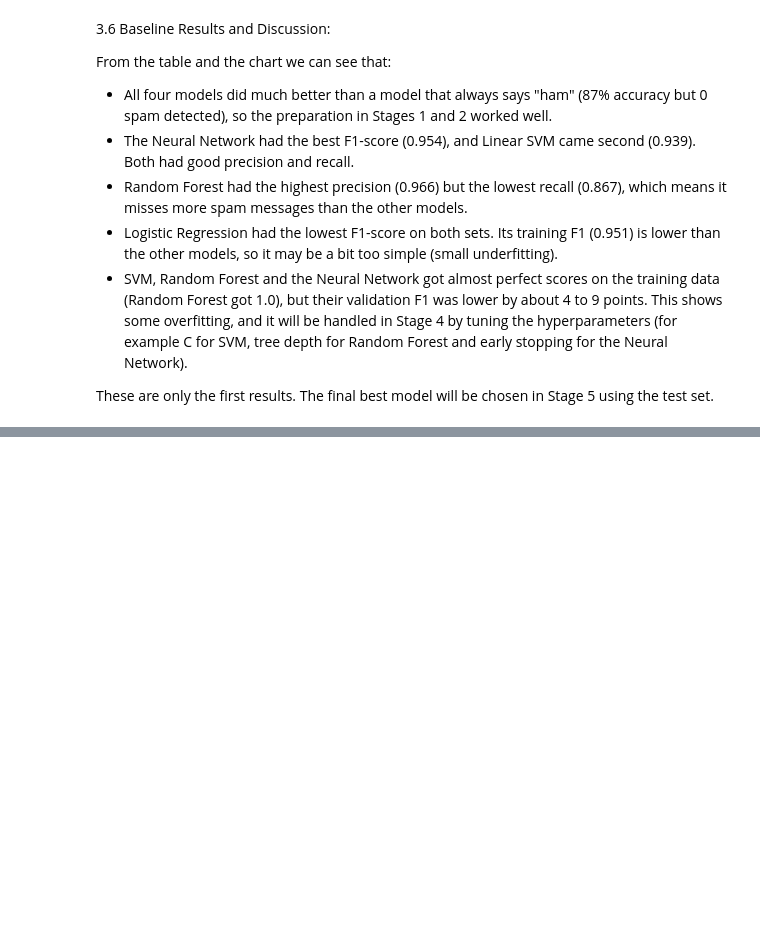
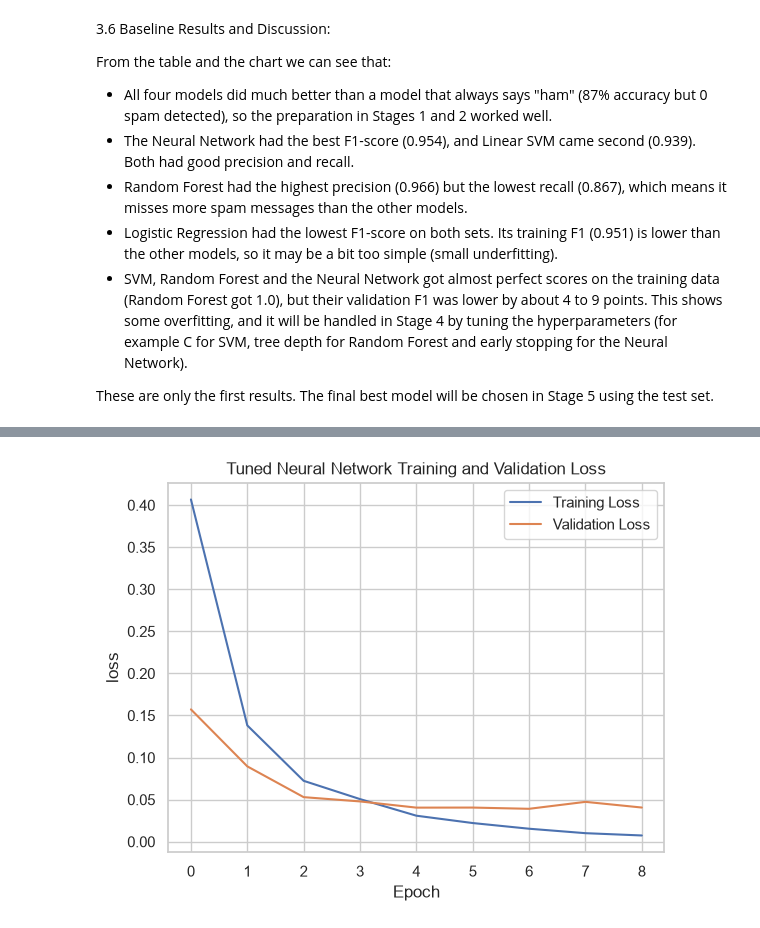
Before and after one commit to ghadahbamuniif-pixel/DS471-SMS-Spam-Detection, a Jupyter notebook: stage1,2.ipynb, the cells around one changed output, grey strips where cells are left out. Cells and saved outputs as stored; diff of their text form; code cells hidden in the pictures; blank space fills up the shorter version.

```diff
--- a/stage1,2.ipynb
+++ b/stage1,2.ipynb
@@ -582,0 +830,28 @@ These are only the first results. The final best model will be chosen in Stage 5
+# %%
+from tensorflow.keras.callbacks import EarlyStopping
+
+early_stopping = EarlyStopping(
+    monitor='val_loss',
+    patience=2,
+    restore_best_weights=True
+)
+# %%
+import tensorflow as tf
+nn_tuned = tf.keras.models.clone_model(nn_model)
+
+nn_tuned.compile(
+    optimizer=tf.keras.optimizers.Adam(learning_rate=0.001),
+    loss='binary_crossentropy',
+    metrics=['accuracy','precision', 'recall']
+)
+# %%
+history_nn_tuned = nn_tuned.fit(
+    X_train_dense,
+    y_train,
+    validation_data=(X_val_dense, y_val),
+    epochs=20,
+    batch_size=32,
+    class_weight=nn_class_weight,
+    callbacks=[early_stopping],
+    verbose=1
+)
@@ -582,0 +877,10 @@ These are only the first results. The final best model will be chosen in Stage 5
+# %%
+plt.plot(history_nn_tuned.history['loss'], label='Training Loss')
+plt.plot(history_nn_tuned.history['val_loss'], label='Validation Loss')
+plt.xlabel('Epoch')
+plt.ylabel('loss')
+plt.title('Tuned Neural Network Training and Validation Loss')
+plt.legend()
+plt.show()
+# %% [output]
+[figure, added]
```
Also changed, not shown: parts of 31 cells of this notebook.
